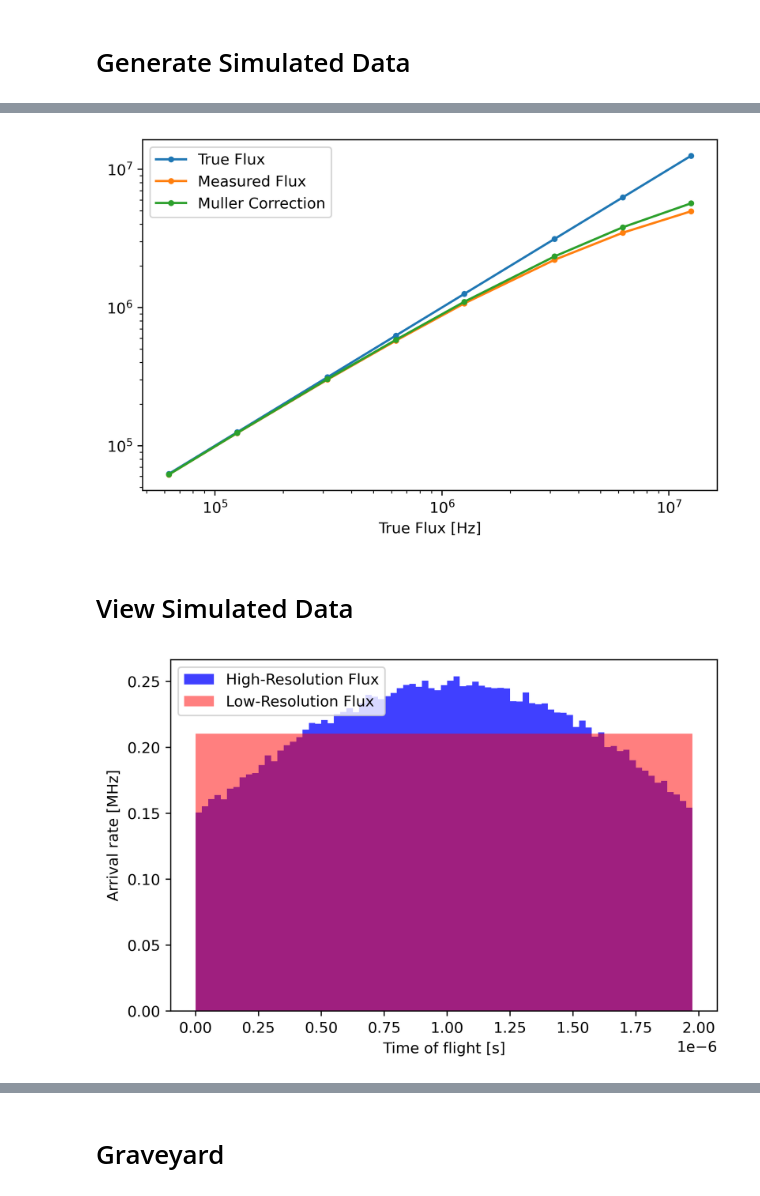
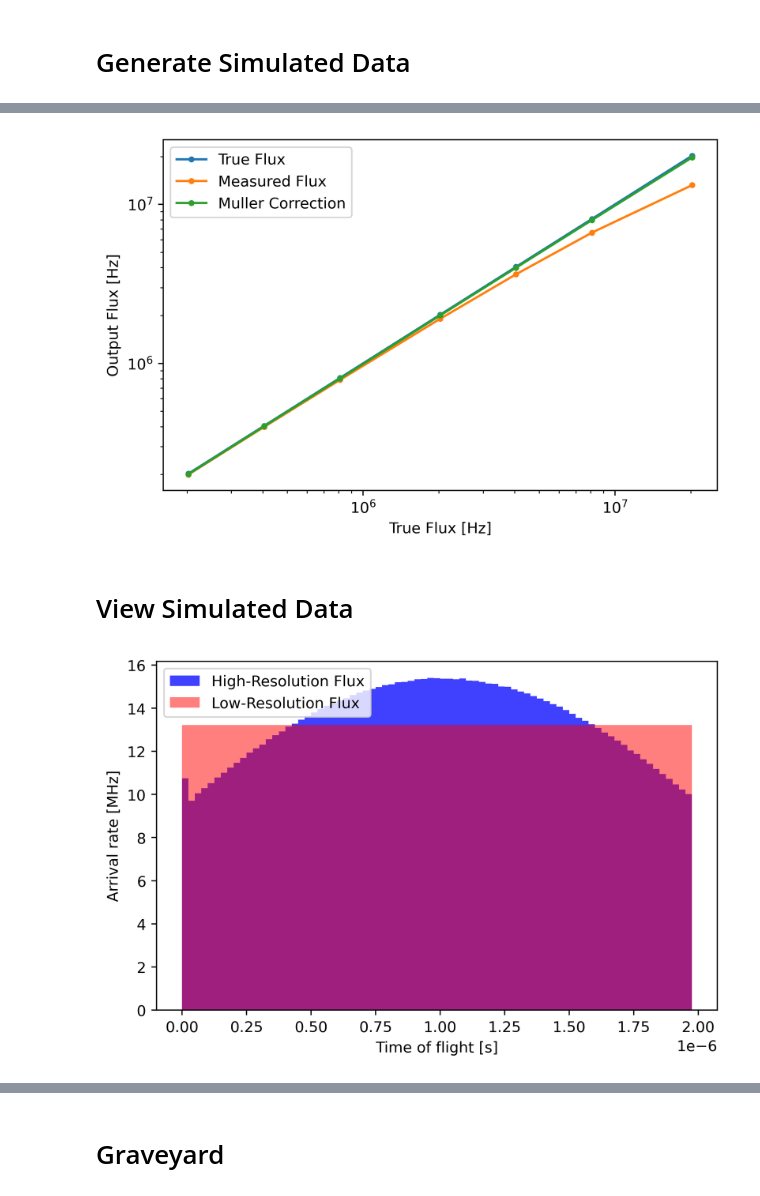
Before and after one commit to gkirchhoff32/ARSENL_backscatter_experiments, a Jupyter notebook: scripts/test_Muller_fine_variability.ipynb, the cells around one changed output, grey strips where cells are left out. Drawn from its saved outputs; the diff is of its cells as text; code cells hidden in the pictures.

Commit message:
ran more simulations for muller test

```diff
--- a/scripts/test_Muller_fine_variability.ipynb
+++ b/scripts/test_Muller_fine_variability.ipynb
@@ -29,8 +32,5 @@ where $\rho_m=\frac{N}{TN_{shots}}$. $N$ is the total accumulated counts in the
 # %%
-home = str(Path.home())
-save_dir = home + r'\OneDrive - UCB-O365\ARSENL\Experiments\SPCM\Data\Muller_Test_Simulated'
-
-amplitude = np.array([1e4, 2.5e4, 5e4, 1e5, 2.5e5, 5e5, 1e6, 2.5e6, 5e6, 1e7, 2.5e7, 5e7, 1e8])  # [Hz]
+amplitude = np.array([2.5e5, 5e5, 1e6, 2.5e6, 5e6, 1e7, 2.5e7])  # [Hz]
 
 # simulation resolution settings
 t_sim_min = 0  # [s]
@@ -41,7 +41,7 @@ tD = 25e-9  # [s] deadtime
 Nshot = int(1e6)  # number of laser shots
 wrap_deadtime = False  # wrap deadtime between shots
 window_bnd = [t_sim_min, t_sim_max]  # [s] time-of-flight bounds
-laser_pulse_width = 1000e-9  # [s] laser pulse width (sigma)
+laser_pulse_width = t_sim_max/2.355  # [s] laser pulse width (sigma)
 target_time = 1000e-9  # [s] target location in time
 background = 1e1  # [Hz] background count rate (dark count)
 # %%
@@ -78,9 +78,12 @@ for i in range(len(amplitude)):
             target_time=target_time,
             target_amplitude=target_amplitude,
             background=background,
+            t_sim_min=t_sim_min,
             t_sim_max=t_sim_max,
             dt_sim=dt_sim,
-            tD=tD
+            tD=tD,
+            window_bnd=window_bnd,
+            wrap_deadtime=wrap_deadtime
         ),
         coords=dict(
             sync_index=(['sync_index'], sync_index)
@@ -106,21 +103,23 @@ RuntimeError: NetCDF: HDF error
 # %%
 # Analytic average of true function
+subdir = r'\subset_FWHM_1.0E+03\\'
+
 erf = scipy.special.erf
+files = os.listdir(save_dir + subdir)
 
-T = t_sim_max - t_sim_min
+t_sim_min = 0  # [s]
 
-files = os.listdir(save_dir + r'\subset_pwidth_1.0E+02')
 true_flux = np.zeros(len(files))
 det_flux = np.zeros(len(files))
 muller_flux = np.zeros(len(files))
 for i in range(len(files)):
     fname = files[i]
-    ds = xr.open_dataset(save_dir + r'\subset_pwidth_1.0E+02\\' + fname)
+    ds = xr.open_dataset(save_dir + subdir + fname)
 
     start = time.time()
 
     cnts = ds.time_tag
-    dt = dt_sim
+    dt = ds.dt_sim
     flight_time = cnts * dt  # [s]
     # Exclude specified t.o.f. bins
     flight_time = flight_time[np.where((flight_time >= window_bnd[0]) & (flight_time < window_bnd[1]))]
@@ -130,6 +129,10 @@ for i in range(len(files)):
     sigma = ds.laser_pulse_width  # [s]
     mu = ds.target_time  # [s]
     b = ds.background  # [Hz]
+    t_sim_max = ds.t_sim_max
+    tD = ds.tD
+
+    T = t_sim_max - t_sim_min
 
     ds.close()
 
@@ -169,11 +172,11 @@ plt.legend()
 plt.tight_layout()
 plt.show()
 # %% [output]
-[figure, old version]
+[figure, new version]
 # %% [markdown]
 # View Simulated Data
 # %%
-fname = r'\sim_amp2.5E+05_nshot1.0E+06_pwidth_1.0E+03.nc'
+fname = r'\sim_amp2.5E+07_nshot1.0E+06_pwidth_8.5E+02.nc'
 ds = xr.open_dataset(save_dir + fname)
 
 start = time.time()
@@ -183,31 +186,31 @@ dt = dt_sim
 flight_time = cnts * dt  # [s]
 # Exclude specified t.o.f. bins
 flight_time = flight_time[np.where((flight_time >= window_bnd[0]) & (flight_time < window_bnd[1]))]
 n_shots = len(ds.sync_index)
 
 ds.close()
 
 bin_array = set_binwidth(t_sim_min, t_sim_max, dt)
 n, bins = np.histogram(flight_time, bins=bin_array)
 binwidth = np.diff(bins)[0]
 N = n / binwidth / n_shots
 
 # Now average the detections
 n_tot = np.sum(n)
 binwidth_tot = t_sim_max - t_sim_min  # [s]
 rho_avg_det = n_tot / binwidth_tot / n_shots  # [Hz]
 
 # Plot
 fig = plt.figure(dpi=400)
 ax1 = fig.add_subplot(111)
 center = 0.5 * (bins[:-1]+bins[1:])
 ax1.bar(center, N/1e6, align='center', width=binwidth, color='b', alpha=0.75, label='High-Resolution Flux')
 ax1.bar((t_sim_max-t_sim_min-dt_sim)/2, rho_avg_det/1e6, width=t_sim_max-t_sim_min-dt_sim, align='center', color='red', alpha=0.5, label='Low-Resolution Flux')
 ax1.set_xlabel('Time of flight [s]')
 ax1.set_ylabel('Arrival rate [MHz]')
 plt.legend()
 plt.tight_layout()
 plt.show()
 print('Histogram plot time elapsed: {:.3} sec'.format(time.time() - start))
 # %% [output]
-[figure, old version]
+[figure, new version]
```
Also changed, not shown: parts of 3 cells of this notebook.
